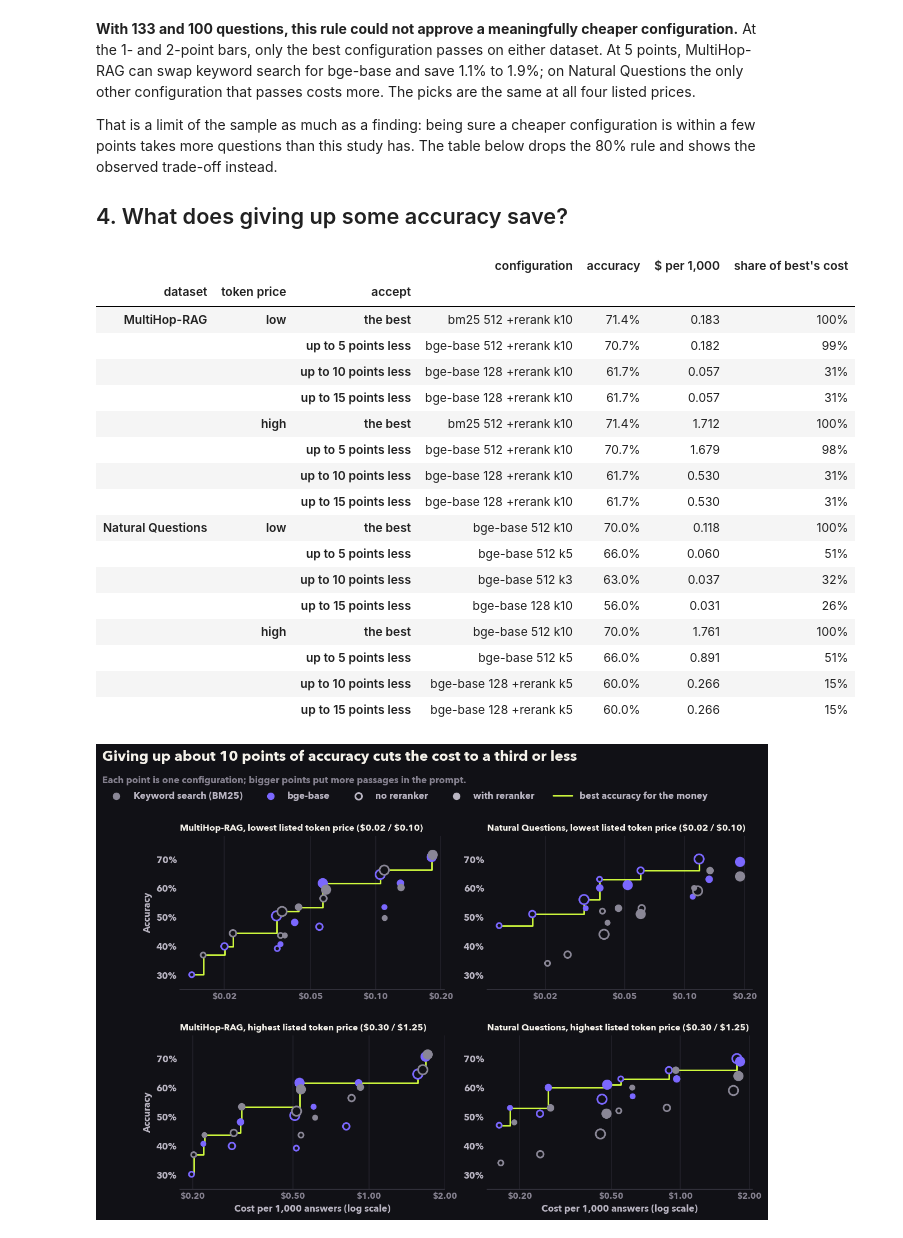
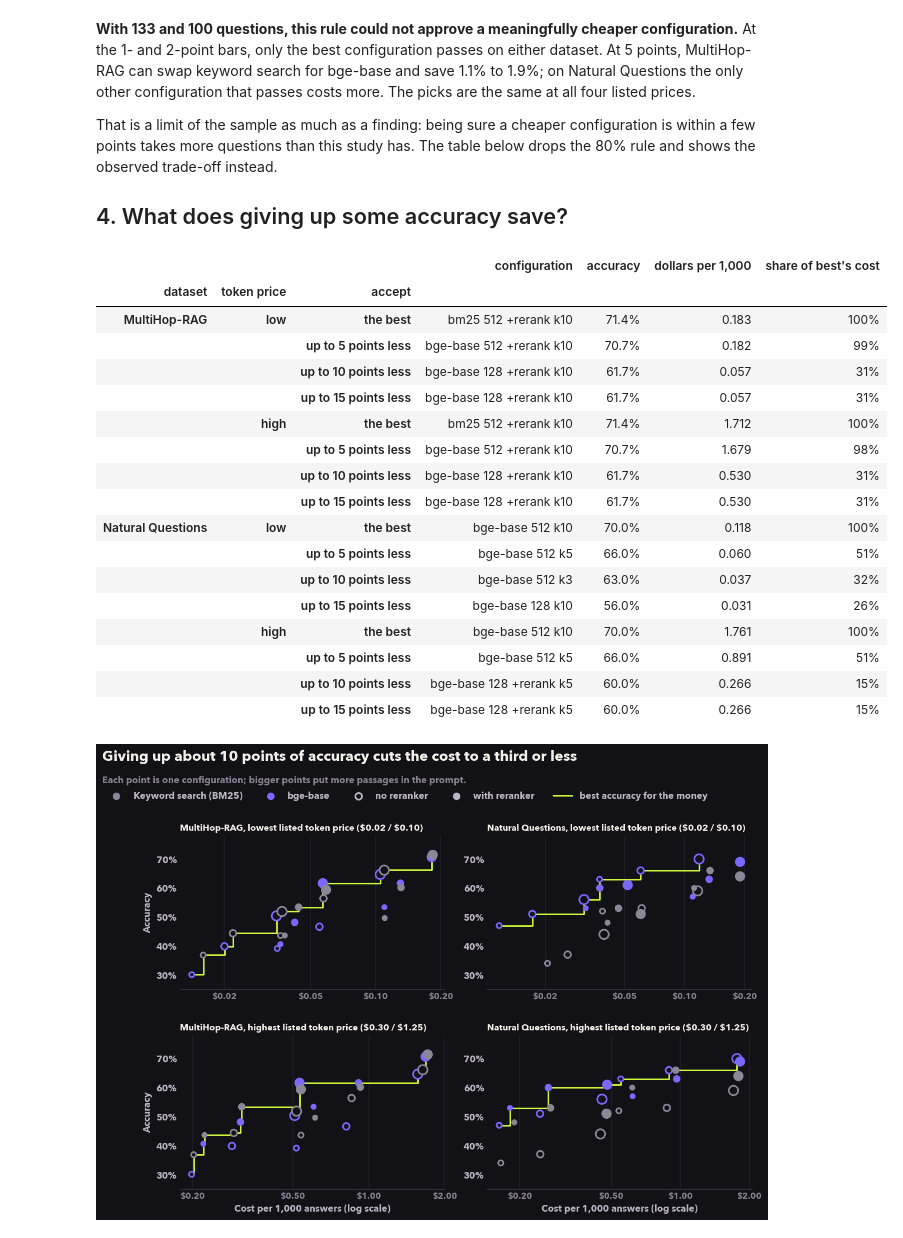
Before and after one commit to ai-with-md/rag-per-dollar, a Jupyter notebook: notebooks/05_cost.ipynb, the cells around one changed output. Cells and saved outputs as stored; diff of their text form; code cells hidden in the pictures.

```diff
--- a/notebooks/05_cost.ipynb
+++ b/notebooks/05_cost.ipynb
@@ -123,7 +123,7 @@ for name, c in configs.items():
         points = mean.loc[a, "accuracy"] - mean.loc[b, "accuracy"]
         d_low, d_high = mean.loc[a, LOW] - mean.loc[b, LOW], mean.loc[a, HIGH] - mean.loc[b, HIGH]
         rows.append({"dataset": DATASETS[name], "choice": label, "accuracy, points": f"{points:+.1f}",
-                     "extra $ per 1,000, low": f"{d_low:+.3f}", "extra $ per 1,000, high": f"{d_high:+.3f}",
-                     "points per $0.10, low": per_dime(points, d_low), "points per $0.10, high": per_dime(points, d_high)})
+                     "extra dollars per 1,000, low": f"{d_low:+.3f}", "extra dollars per 1,000, high": f"{d_high:+.3f}",
+                     "points per 10 cents, low": per_dime(points, d_low), "points per 10 cents, high": per_dime(points, d_high)})
 pd.DataFrame(rows).set_index(["dataset", "choice"])
 # %% [output]
@@ -238,18 +238,18 @@ That is a limit of the sample as much as a finding: being sure a cheaper configu
 # %%
 rows = []
 for name, c in configs.items():
     b = best_index[name]
     for label, price in [("low", LOW), ("high", HIGH)]:
         rows.append({"dataset": DATASETS[name], "token price": label, "accept": "the best", "configuration": c.loc[b, "name"],
-                     "accuracy": f"{c.loc[b, 'accuracy']:.1f}%", "$ per 1,000": f"{c.loc[b, price]:.3f}", "share of best's cost": "100%"})
+                     "accuracy": f"{c.loc[b, 'accuracy']:.1f}%", "dollars per 1,000": f"{c.loc[b, price]:.3f}", "share of best's cost": "100%"})
         for give_up in [5, 10, 15]:
             within = c[c["accuracy"] >= c.loc[b, "accuracy"] - give_up - 1e-9]
             r = within.loc[within[price].idxmin()]
             rows.append({"dataset": DATASETS[name], "token price": label, "accept": f"up to {give_up} points less", "configuration": r["name"],
-                         "accuracy": f"{r['accuracy']:.1f}%", "$ per 1,000": f"{r[price]:.3f}", "share of best's cost": f"{r[price] / c.loc[b, price]:.0%}"})
+                         "accuracy": f"{r['accuracy']:.1f}%", "dollars per 1,000": f"{r[price]:.3f}", "share of best's cost": f"{r[price] / c.loc[b, price]:.0%}"})
 pd.DataFrame(rows).set_index(["dataset", "token price", "accept"])
 # %% [output]
-|  |  |  | configuration | accuracy | $ per 1,000 | share of best's cost |
+|  |  |  | configuration | accuracy | dollars per 1,000 | share of best's cost |
 | dataset | token price | accept |  |  |  |  |
 | MultiHop-RAG | low | the best | bm25 512 +rerank k10 | 71.4% | 0.183 | 100% |
 |  |  | up to 5 points less | bge-base 512 +rerank k10 | 70.7% | 0.182 | 99% |
```
Also changed, not shown: parts of 6 cells of this notebook, 3 other files.
